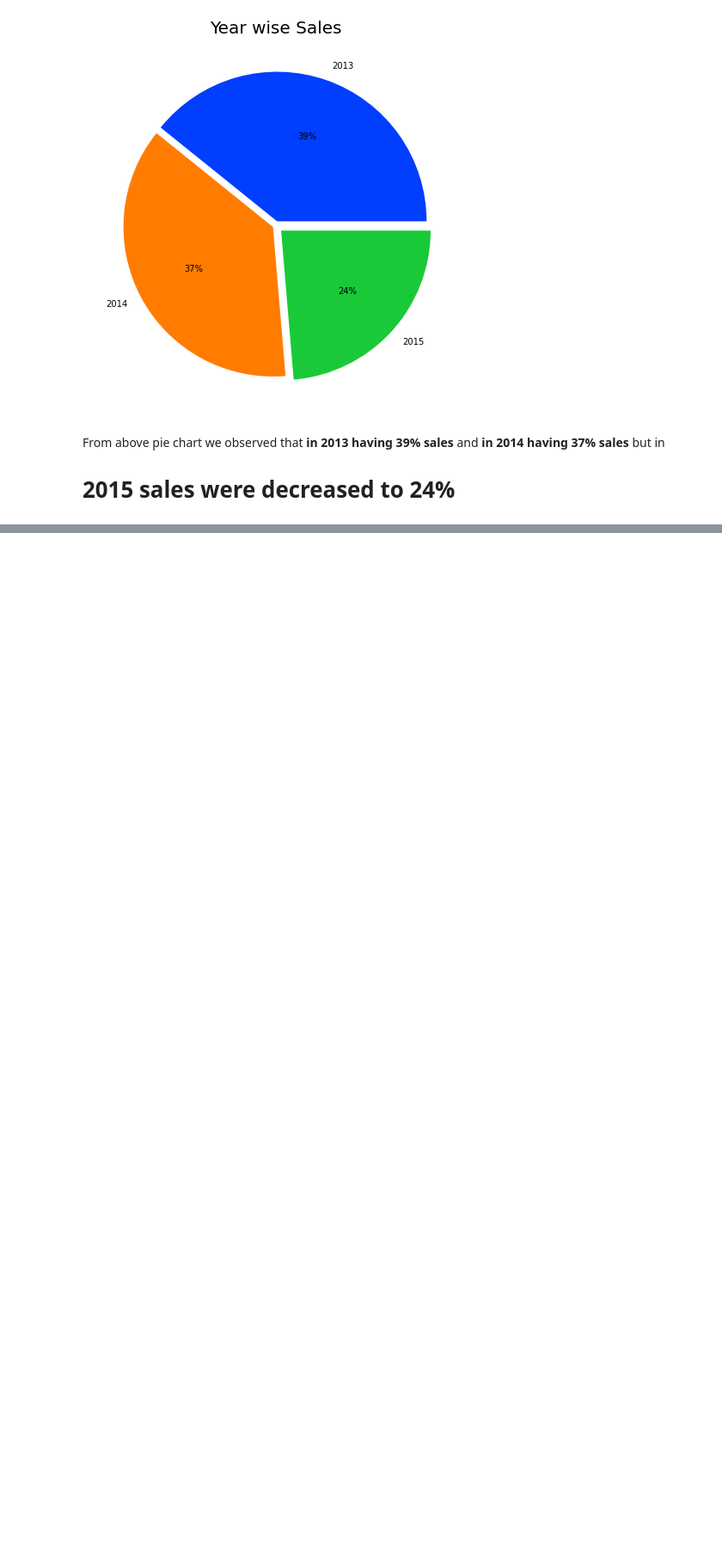
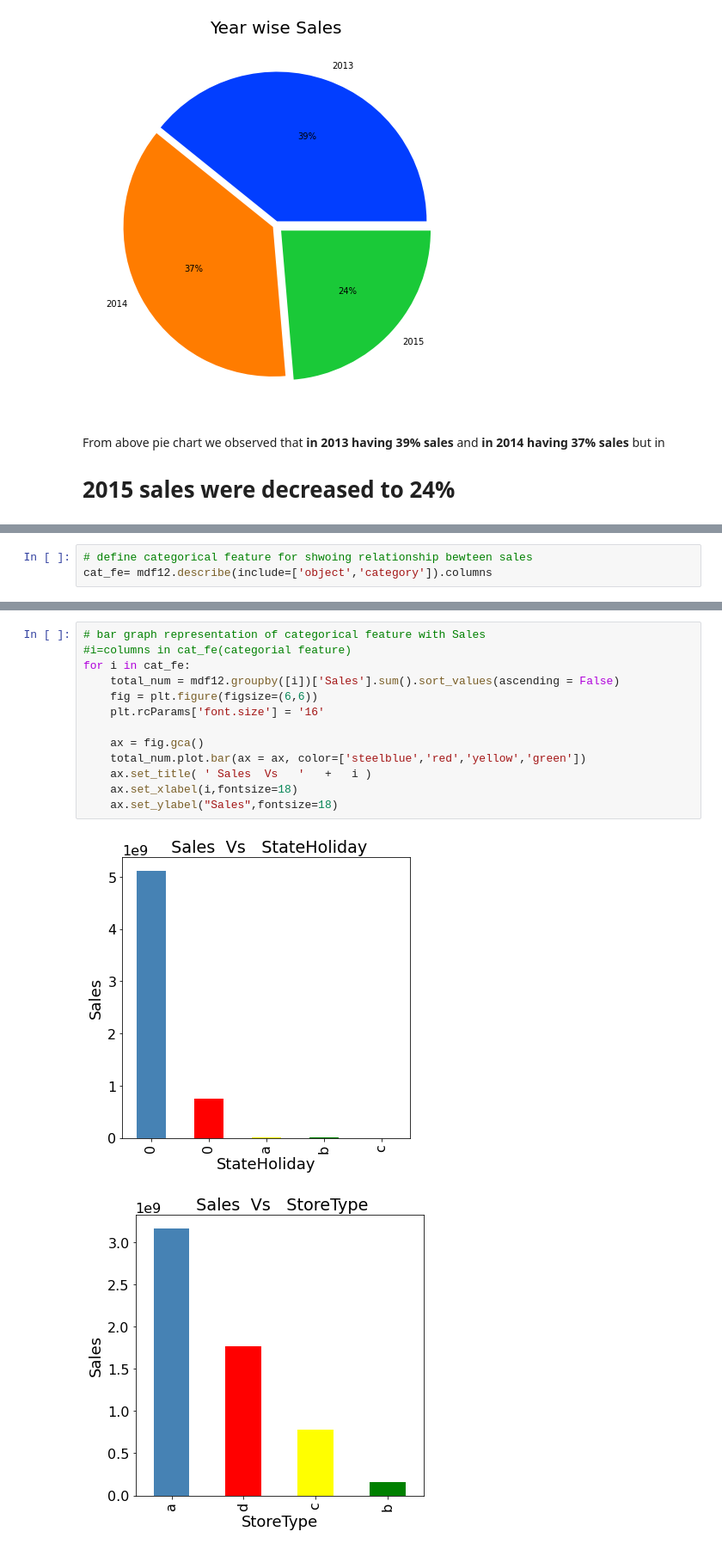
Before and after one commit to Ashwinprocodes/Rossmann-Sales-Prediction, a Jupyter notebook: pr_Rossmann_Sales_Prediction_Capstone_Project.ipynb, the cells around one changed output, grey strips where cells are left out. Shown: that part at 86% size. Saved outputs shown, nothing was run; the diff lists cells and outputs as text; blank space fills up the shorter version.

```diff
--- a/pr_Rossmann_Sales_Prediction_Capstone_Project.ipynb
+++ b/pr_Rossmann_Sales_Prediction_Capstone_Project.ipynb
@@ -423,0 +463,3 @@ we observed that **in 2013 having 39% sales** and **in 2014 having 37%** **sales
+# %%
+# define categorical feature for shwoing relationship bewteen sales
+cat_fe= mdf12.describe(include=['object','category']).columns
@@ -423,0 +470,16 @@ we observed that **in 2013 having 39% sales** and **in 2014 having 37%** **sales
+# %%
+# bar graph representation of categorical feature with Sales
+#i=columns in cat_fe(categorial feature)
+for i in cat_fe:
+    total_num = mdf12.groupby([i])['Sales'].sum().sort_values(ascending = False)
+    fig = plt.figure(figsize=(6,6))
+    plt.rcParams['font.size'] = '16'
+
+    ax = fig.gca()
+    total_num.plot.bar(ax = ax, color=['steelblue','red','yellow','green'])
+    ax.set_title( ' Sales  Vs   '   +   i )
+    ax.set_xlabel(i,fontsize=18)
+    ax.set_ylabel("Sales",fontsize=18)
+# %% [output]
+[figure, added]
+[figure, added]
```
Also changed, not shown: parts of 15 cells of this notebook.
